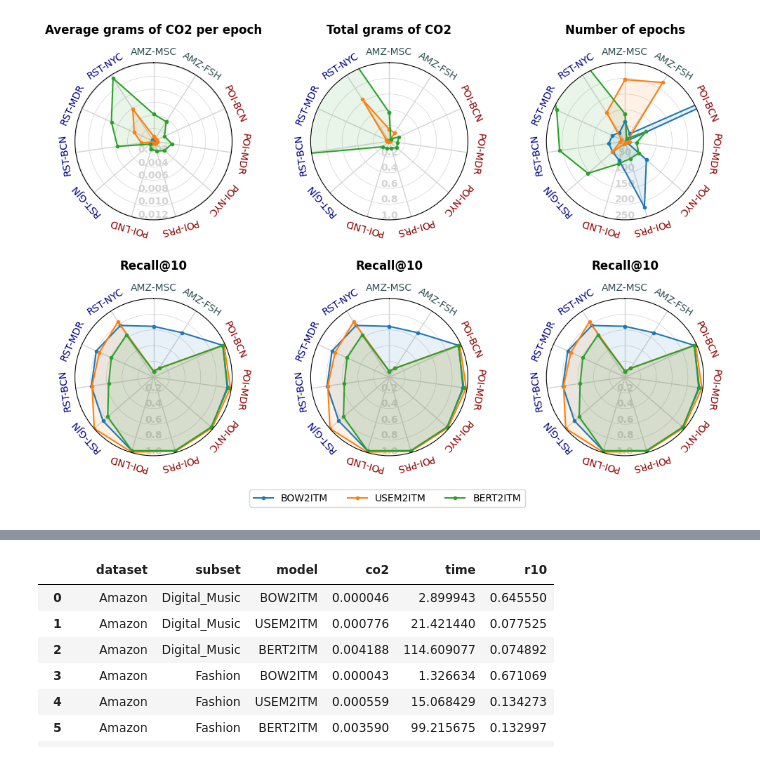
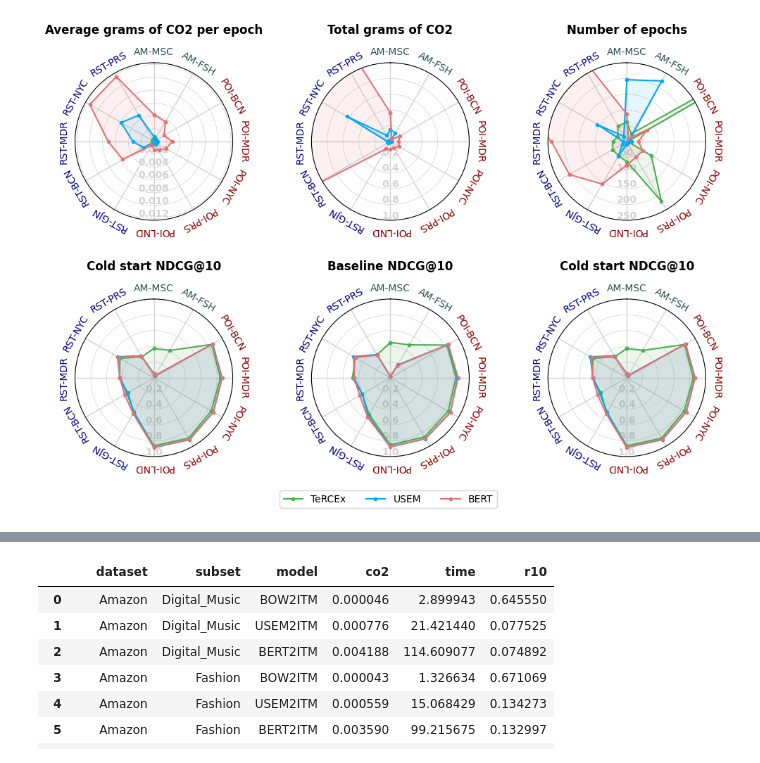
Before and after one commit to pablo-pnunez/TAVtext, a Jupyter notebook: Emissions.ipynb, the cells around one changed output, grey strips where cells are left out. Saved outputs shown, nothing was run; the diff lists cells and outputs as text; code cells hidden in the pictures.

Commit message:
Gráficas de emissions

```diff
--- a/Emissions.ipynb
+++ b/Emissions.ipynb
@@ -10,13 +12,12 @@ import pandas as pd
 import numpy as np
 # %%
 
-sets = {
-        "amazon": ["digital_music", "fashion"],
+sets = {"amazon": ["digital_music", "fashion"],
         "pois": ["barcelona", "madrid", "newyorkcity", "paris", "london"],
-        "restaurants": ["gijon", "barcelona", "madrid", "newyorkcity", "paris"],
-        }
+        "restaurants": ["gijon", "barcelona", "madrid", "newyorkcity", "paris"]}
 
 models = ["BOW2ITM", "USEM2ITM", "BERT2ITM"]
+model_colors = ['#4CAF50', '#03A9F4', '#e57373']
 
 our_model="TeRCEx"
 
@@ -56,11 +59,11 @@ for dataset in sets.keys():
             log = pd.read_csv(model_class.MODEL_PATH+"log.csv")
             # Resultados de test
             cold_start = cold_start_results.loc[(cold_start_results["Set"]==paper_names[dataset.title()])&(cold_start_results["Subset"]==paper_names[subset.title()])][["Metric",paper_names[model]]]
-            cold_start = dict(zip(cold_start.iloc[:,0], cold_start.iloc[:,1]))
+            cold_start = dict(zip(cold_start.iloc[:,0].apply(lambda x: "cold_"+x), cold_start.iloc[:,1]))
             baseline = baseline_results.loc[(baseline_results["Set"]==paper_names[dataset.title()])&(baseline_results["Subset"]==paper_names[subset.title()])][["Metric",paper_names[model]]]
-            baseline = dict(zip(baseline.iloc[:,0], baseline.iloc[:,1]))
-            recall_column = "r10" if "r10" in log.columns else "R@10"
-            model_emissions[paper_names[model]] = {"time": log["e_time"].cumsum().values, "loss": log["loss"].values, "co2": emissions["emissions"].values, "r10":log[recall_column].values, "cold": cold_start, "baseline": baseline}
+            baseline = dict(zip(baseline.iloc[:,0].apply(lambda x: "baseline_"+x), baseline.iloc[:,1]))
+            recall_column = "r10" if "r10" in log.columns else "RC@10"
+            model_emissions[paper_names[model]] = {"time": log["e_time"].cumsum().values, "loss": log["loss"].values, "co2": emissions["emissions"].values, "r10":log[recall_column].values, **cold_start, **baseline}
 
         # plot_emissions(model_emissions)
         subset_emissions[paper_names[subset.title()]] = model_emissions
@@ -228,9 +201,9 @@ import numpy as np
 import matplotlib.pyplot as plt
 
 # Datos de ejemplo para CO2 y R10 para tres modelos y doce datasets
-modelos = models # ['Modelo 1', 'Modelo 2', 'Modelo 3']
-rnm = {"Amazon":"AMZ-", "Pois":"POI-", "Restaurants":"RST-", "Digital_Music":"MSC", "Fashion":"FSH", "Barcelona":"BCN", "Madrid":"MDR", "Newyorkcity":"NYC", "Paris":"PRS", "London":"LND", "Gijon":"GJN"}
-datasets = [rnm[d]+rnm[s] for d in dataset_emissions.keys() for s in dataset_emissions[d].keys()]
+modelos = list(map(lambda x: paper_names[x],models)) # ['Modelo 1', 'Modelo 2', 'Modelo 3']
+# rnm = {"Amazon":"AMZ-", "Pois":"POI-", "Restaurants":"RST-", "Digital_Music":"MSC", "Fashion":"FSH", "Barcelona":"BCN", "Madrid":"MDR", "Newyorkcity":"NYC", "Paris":"PRS", "London":"LND", "Gijon":"GJN"}
+datasets = [d+"-"+s for d in dataset_emissions.keys() for s in dataset_emissions[d].keys()]
 
 # Crear un dataframe con los datos necesarios
 plot_data = [ (d, s, m,
@@ -238,9 +211,11 @@ plot_data = [ (d, s, m,
                dataset_emissions[d][s][m]["co2"].max(),
                np.diff(dataset_emissions[d][s][m]["time"], prepend=0).mean(),
                len(dataset_emissions[d][s][m]["time"]),
-               dataset_emissions[d][s][m]["r10"].max())
+               dataset_emissions[d][s][m]["cold_NDCG@10"],
+               dataset_emissions[d][s][m]["baseline_NDCG@10"])
+
              for d in dataset_emissions.keys() for s in dataset_emissions[d].keys() for m in dataset_emissions[d][s].keys()]
-plot_data = pd.DataFrame(plot_data, columns=["dataset", "subset", "model", "co2", "total_co2", "time", "epochs", "r10"])
+plot_data = pd.DataFrame(plot_data, columns=["dataset", "subset", "model", "co2", "total_co2", "time", "epochs", "cold_NDCG@10", "baseline_NDCG@10"])
 #plot_data["co2"] = plot_data["co2"]*100
 
 # Añadir el primer valor al final para cerrar el ciclo
@@ -253,13 +228,14 @@ def plot_radial_data(axis, models, plot_data, column, title="CO2", max_y=None, f
     axis.set_theta_zero_location("N")  # theta=0 at the top
     axis.set_theta_direction(-1)  # theta increasing clockwise
 
-    for modelo in modelos:
+    for idx, modelo in enumerate(modelos):
         values = plot_data.loc[plot_data["model"] == modelo][column].values
         values = np.append(values, values[0])
 
         theta = np.linspace(0, 2 * np.pi, len(values), endpoint=True)
-        axis.fill(theta, values, alpha=0.1)
-        axis.plot(theta, values, label=modelo, marker=".")
+        color = model_colors[idx % len(model_colors)]  # Seleccionar un color de la lista en función de la posición del modelo
+        axis.fill(theta, values, alpha=0.1, color=color)
+        axis.plot(theta, values, label=modelo, marker=".",  color=color)
     axis.set_title(title, pad=30, fontweight="bold")
 
     if max_y is not None: axis.set_ylim(0, max_y)
@@ -289,34 +265,34 @@ for ax in axs:
     labels = []
     for label, angle in zip(ax.get_xticklabels(), angles):
         x, y = label.get_position()
         dataset_text = label.get_text()
         dataset_color = "darkred" if "POI" in dataset_text else "navy" if "RST" in dataset_text else "darkslategray"
         # Ajustar la posición de las etiquetas y rotarlas para que formen 90 grados con el radio
         if angle >= 90 and angle <= 270: rotation_angle = angle  - 180
         else: rotation_angle = angle
         lab = ax.text(x, y + 0.035, dataset_text, transform=label.get_transform(), ha='center', va='center', rotation=rotation_angle, color=dataset_color)
         labels.append(lab)
     ax.set_xticklabels([])
 
 # Gráfico para CO2
 plot_radial_data(axs[0], modelos, plot_data, fmt='{:.3f}', column="co2", title="Average grams of CO2 per epoch")
 # Gráfico para time
 #plot_radial_data(axs[1], modelos, plot_data, fmt='{:.0f}', column="time", title="Average seconds per epoch")
 # Gráfico para time
 plot_radial_data(axs[1], modelos, plot_data, fmt='{:.1f}', max_y=1, column="total_co2", title="Total grams of CO2")
 # Gráfico para epochs
 plot_radial_data(axs[2], modelos, plot_data, fmt='{:.0f}', max_y=250, column="epochs", title="Number of epochs")
 # Gráfico para R10
-plot_radial_data(axs[3], modelos, plot_data, fmt='{:.1f}',max_y=1, column="r10", title="Recall@10")
+plot_radial_data(axs[3], modelos, plot_data, fmt='{:.1f}',max_y=1, column="cold_NDCG@10", title="Cold start NDCG@10")
 # Gráfico para R10
-plot_radial_data(axs[4], modelos, plot_data, fmt='{:.1f}',max_y=1, column="r10", title="Recall@10")
+plot_radial_data(axs[4], modelos, plot_data, fmt='{:.1f}',max_y=1, column="baseline_NDCG@10", title="Baseline NDCG@10")
 # Gráfico para R10
-plot_radial_data(axs[5], modelos, plot_data, fmt='{:.1f}',max_y=1, column="r10", title="Recall@10")
+plot_radial_data(axs[5], modelos, plot_data, fmt='{:.1f}',max_y=1, column="cold_NDCG@10", title="Cold start NDCG@10")
 
 # Añadir una sola leyenda en el centro abajo
 lines, labels = axs[0].get_legend_handles_labels()
 fig.legend(lines, labels, loc='lower center', bbox_to_anchor=(0.51, 0.05), ncol=3)
 
 plt.show()
 # %% [output]
-[figure, old version]
+[figure, new version]
```
Also changed, not shown: parts of 8 cells of this notebook, 2 other files.
